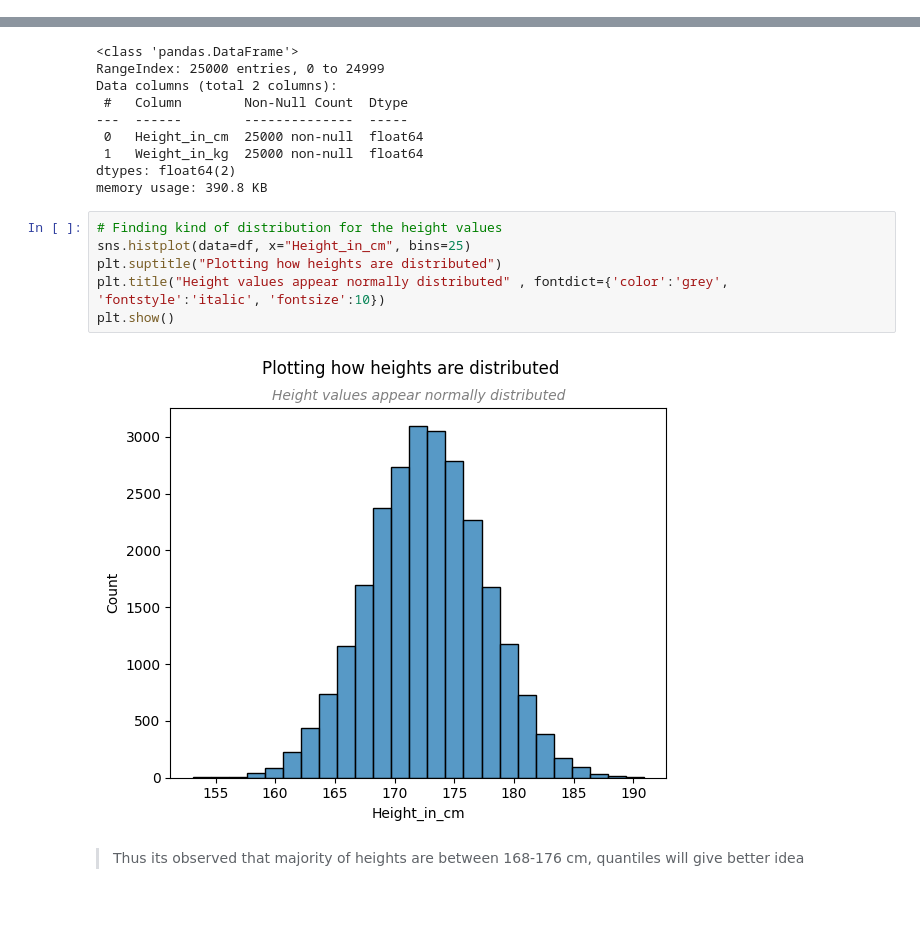
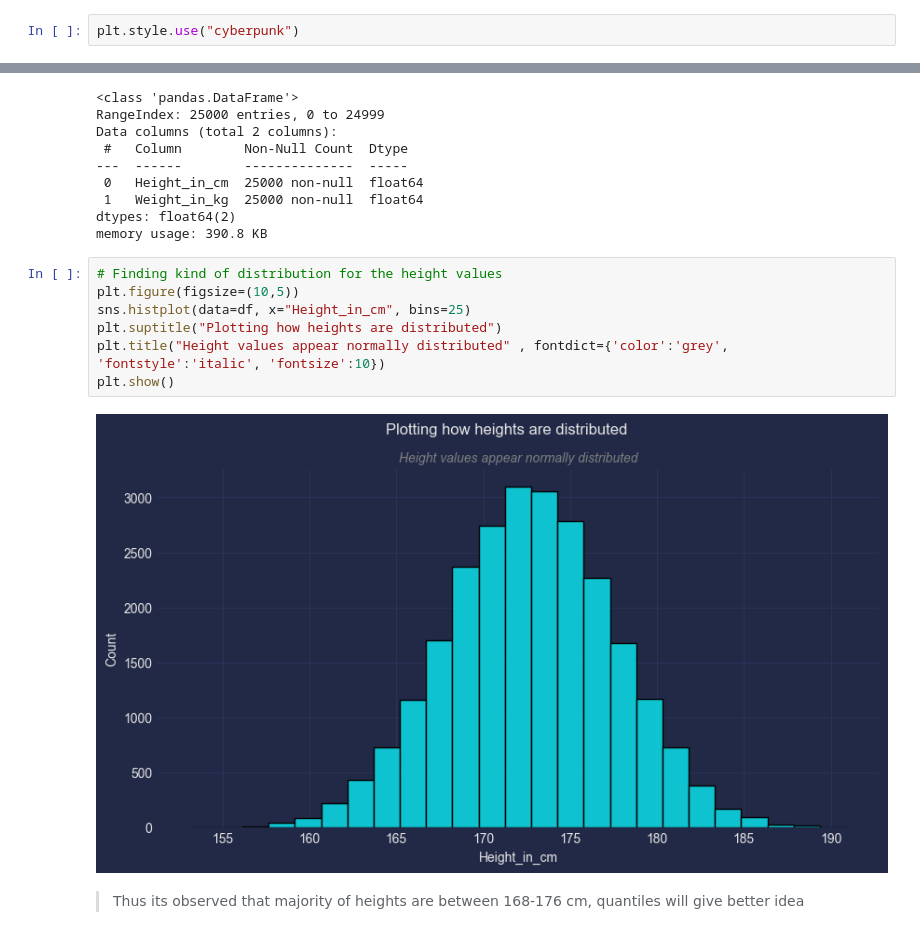
Before and after one commit to abhijeet-bhambere/python-ml-trail, a Jupyter notebook: ml_revision_1.ipynb, the cells around one changed output, grey strips where cells are left out. Saved outputs shown, nothing was run; the diff lists cells and outputs as text; blank space fills up the shorter version.

```diff
--- a/ml_revision_1.ipynb
+++ b/ml_revision_1.ipynb
@@ -8,3 +9,5 @@ from statsmodels.formula.api import ols
+# %%
+plt.style.use("cyberpunk")
 # %% [markdown]
 # Ways of creating a dataframe:
 ## 1 - A dictionary of list of column values
@@ -87,12 +90,13 @@ dtypes: float64(2)
 memory usage: 390.8 KB
 # %%
 # Finding kind of distribution for the height values
+plt.figure(figsize=(10,5))
 sns.histplot(data=df, x="Height_in_cm", bins=25)
 plt.suptitle("Plotting how heights are distributed")
 plt.title("Height values appear normally distributed" , fontdict={'color':'grey', 'fontstyle':'italic', 'fontsize':10})
 plt.show()
 # %% [output]
-[figure, old version]
+[figure, new version]
 # %% [markdown]
 > Thus its observed that majority of heights are between 168-176 cm, quantiles will give better idea
 # %%
```
Also changed, not shown: parts of 28 cells of this notebook.
